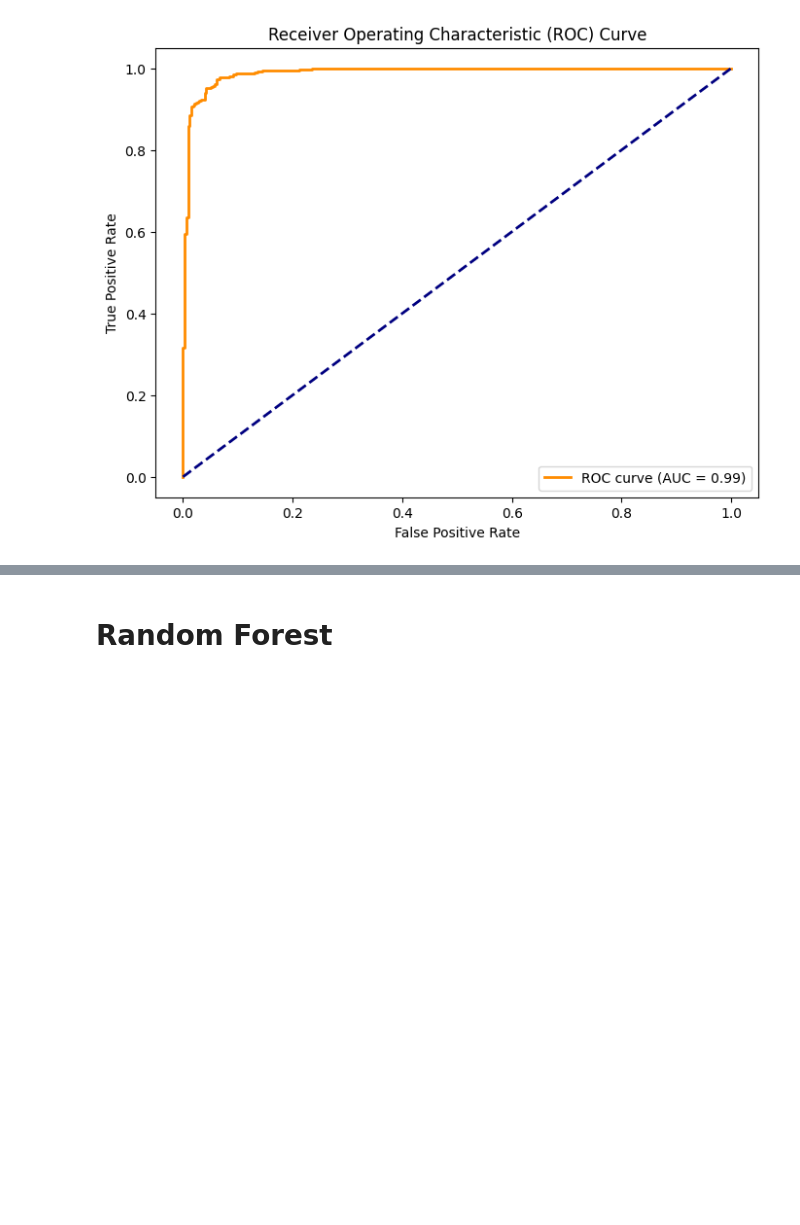
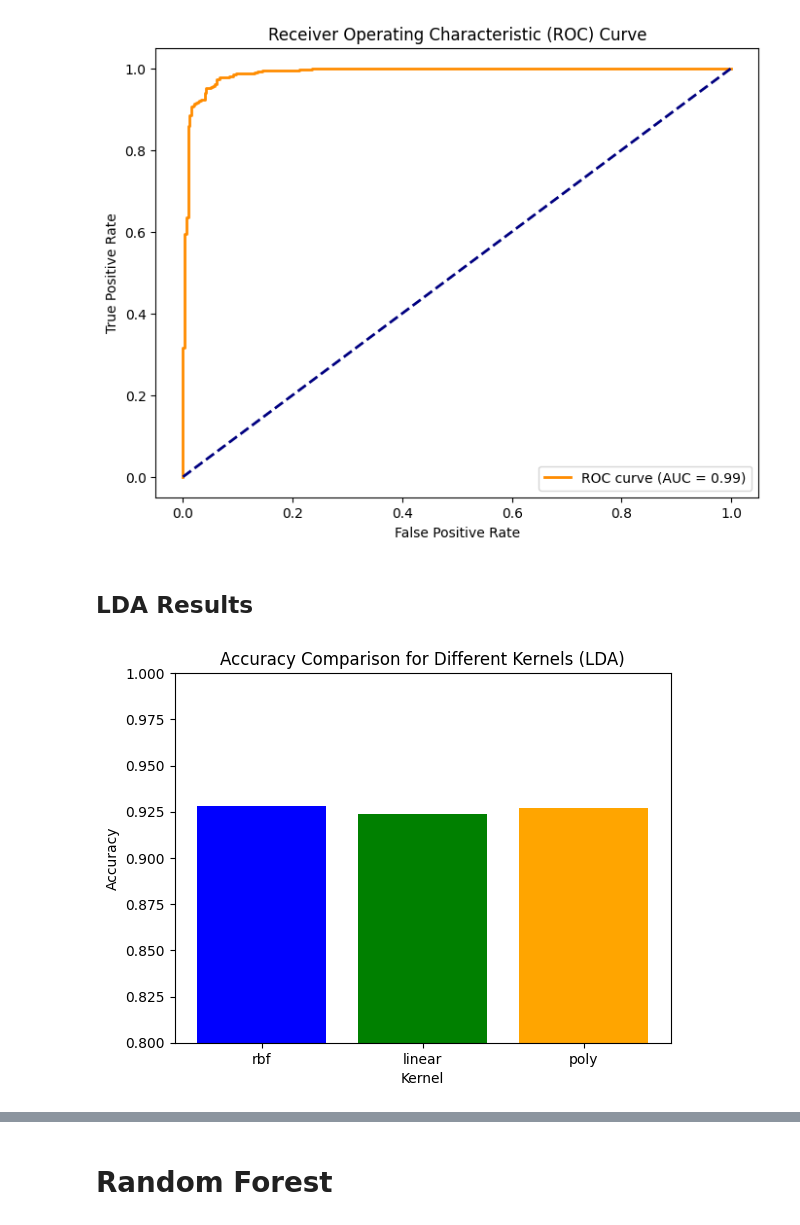
Before and after one commit to amirhosein-prdv/Automatic-Speech-Recognition, a Jupyter notebook: Src/Classification.ipynb, the cells around one changed output, grey strips where cells are left out. Saved outputs shown, nothing was run; the diff lists cells and outputs as text; code cells hidden in the pictures; blank space fills up the shorter version.

```diff
--- a/Src/Classification.ipynb
+++ b/Src/Classification.ipynb
@@ -152,0 +164,4 @@ X_train_pca.shape
+# %%
+lda = LinearDiscriminantAnalysis(n_components=None)  # Set n_components to the desired number or leave as None
+X_train_lda = lda.fit_transform(X_train_scaled, y_train)
+X_test_lda = lda.transform(X_test_scaled)
@@ -152,0 +172,12 @@ X_train_pca.shape
+# %%
+svm_model = SVC(kernel='linear', C=1.0, random_state=42)
+
+# Train the SVC model on the LDA-transformed training data
+svm_model.fit(X_train_lda, y_train)
+
+# Make predictions on the LDA-transformed test data
+y_pred = svm_model.predict(X_test_lda)
+
+# Evaluate the performance
+accuracy = accuracy_score(y_test, y_pred)
+print("Accuracy:", accuracy)
@@ -258,3 +293,29 @@ plt.legend(loc='lower right')
 plt.show()
 # %% [output]
 [figure]
+# %% [markdown]
+## LDA Results
+# %%
+# Create and fit SVC models with different kernels
+kernels = ['rbf', 'linear', 'poly']
+models = {}
+
+for kernel in kernels:
+    svm_model = make_pipeline(SVC(kernel=kernel,probability=True))
+    svm_model.fit(X_train_lda, y_train)
+    y_pred = svm_model.predict(X_test_lda)
+    accuracy = accuracy_score(y_test, y_pred)
+    models[kernel] = {'model': svm_model, 'accuracy': accuracy}
+
+# Plotting
+kernels = list(models.keys())
+accuracies = [info['accuracy'] for info in models.values()]
+
+plt.bar(kernels, accuracies, color=['blue', 'green', 'orange'])
+plt.xlabel('Kernel')
+plt.ylabel('Accuracy')
+plt.title('Accuracy Comparison for Different Kernels (LDA)')
+plt.ylim(0.8, 1)  # Set y-axis limits to focus on the range from 0.8 to 1
+plt.show()
+# %% [output]
+[figure, added]
```
Also changed, not shown: parts of 10 cells of this notebook.
